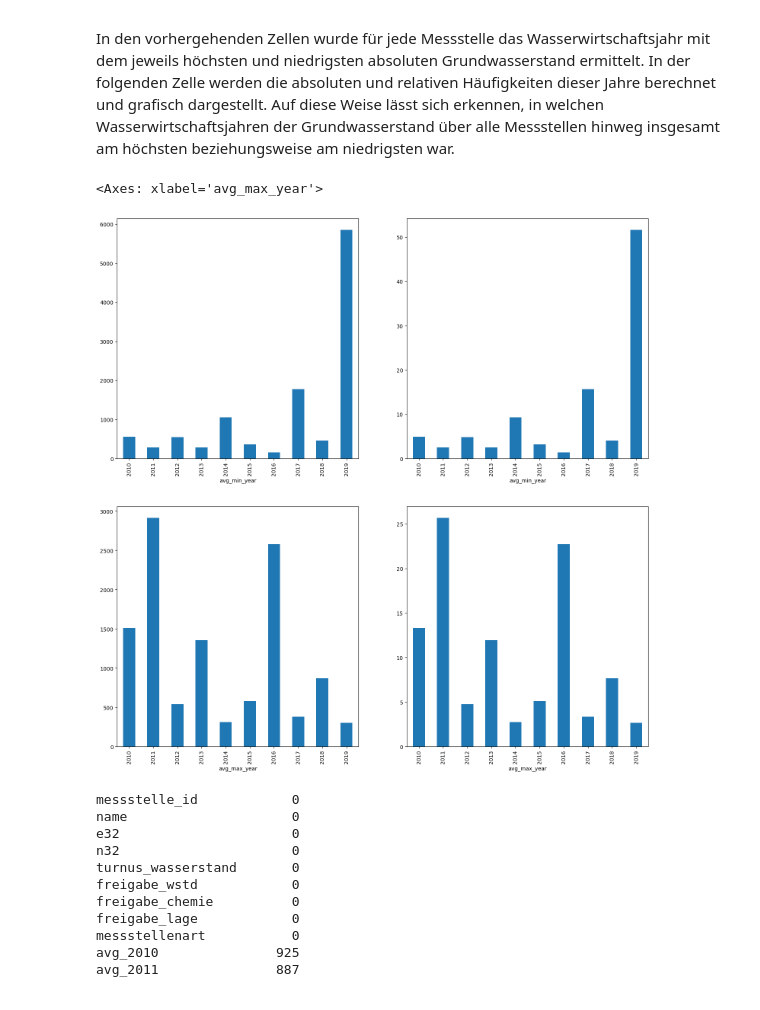
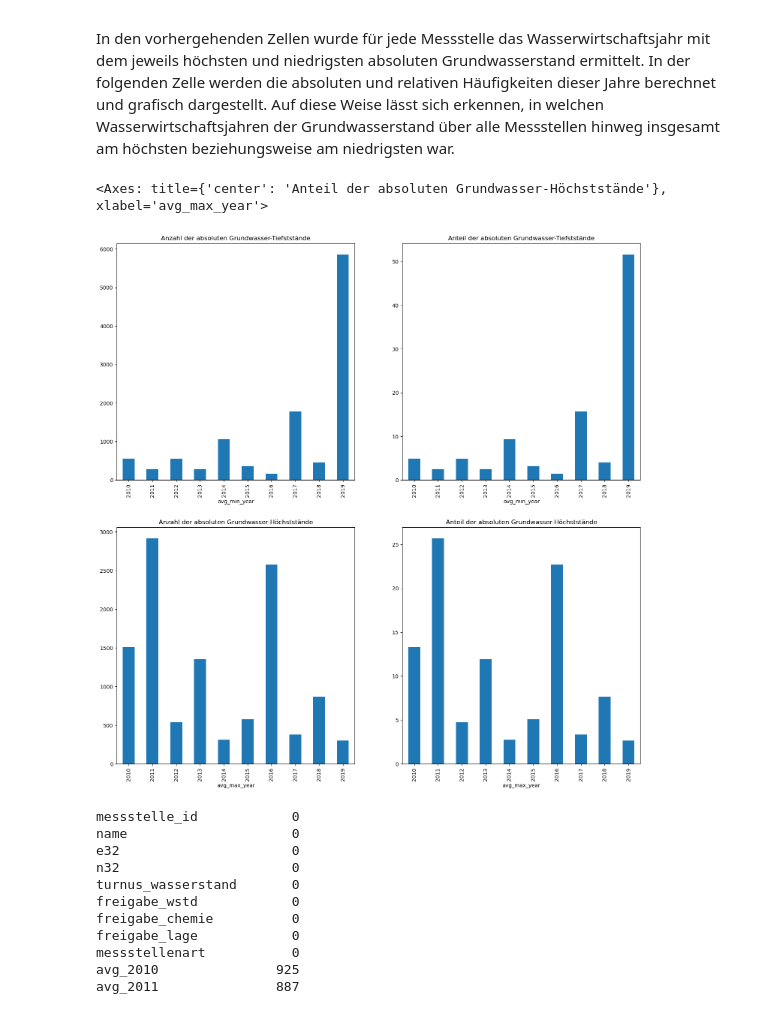
Before and after one commit to Maurinus83/DPP-GroundwaterNRW, a Jupyter notebook: notebooks/03_analysis_total_trend.ipynb, the cells around one changed output. Drawn from its saved outputs; the diff is of its cells as text; code cells hidden in the pictures.

```diff
--- a/notebooks/03_analysis_total_trend.ipynb
+++ b/notebooks/03_analysis_total_trend.ipynb
@@ -77,35 +77,35 @@ In den vorhergehenden Zellen wurde für jede Messstelle das Wasserwirtschaftsjah
 # %%
 fig, ax = plt.subplots(figsize=[18, 18], nrows=2, ncols=2)
 
 (
     df_ms_abs_delta["avg_min_year"]
     .value_counts()
     .sort_index()
-    .plot(kind='bar', ax=ax[0, 0])
+    .plot(kind='bar', ax=ax[0, 0], title='Anzahl der absoluten Grundwasser-Tiefststände')
     )
 (
     df_ms_abs_delta["avg_min_year"]
     .value_counts(normalize=True)
     .sort_index()
     .mul(100)
-    .plot(kind='bar', ax=ax[0, 1])
+    .plot(kind='bar', ax=ax[0, 1], title='Anteil der absoluten Grundwasser-Tiefststände')
     )
 (
     df_ms_abs_delta["avg_max_year"]
     .value_counts()
     .sort_index()
-    .plot(kind='bar', ax=ax[1, 0])
+    .plot(kind='bar', ax=ax[1, 0], title='Anzahl der absoluten Grundwasser-Höchststände')
     )
 (
     df_ms_abs_delta["avg_max_year"]
     .value_counts(normalize=True)
     .sort_index()
     .mul(100)
-    .plot(kind='bar', ax=ax[1, 1])
+    .plot(kind='bar', ax=ax[1, 1], title='Anteil der absoluten Grundwasser-Höchststände')
     )
 # %% [output]
-<Axes: xlabel='avg_max_year'>
+<Axes: title={'center': 'Anteil der absoluten Grundwasser-Höchststände'}, xlabel='avg_max_year'>
-[figure, old version]
+[figure, new version]
 # %%
 df_ms_abs_delta.isna().sum()
 # %% [output]
```
Also changed, not shown: parts of 2 cells of this notebook, 4 other files.
